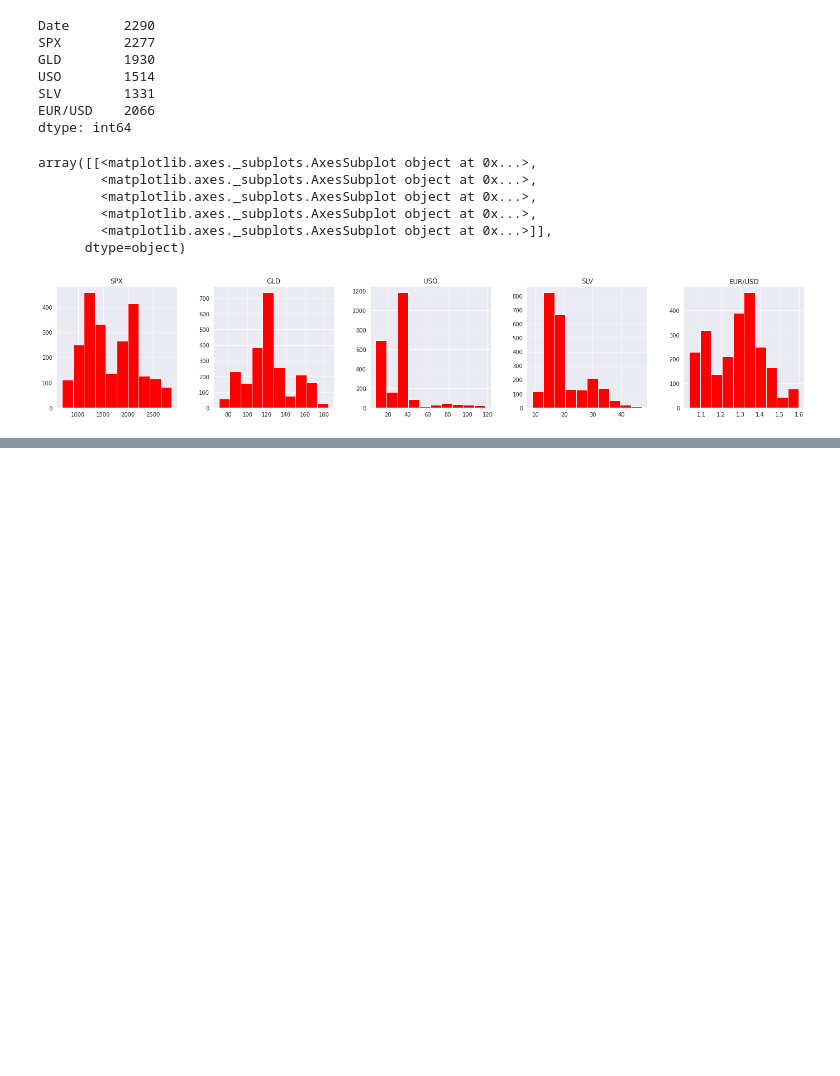
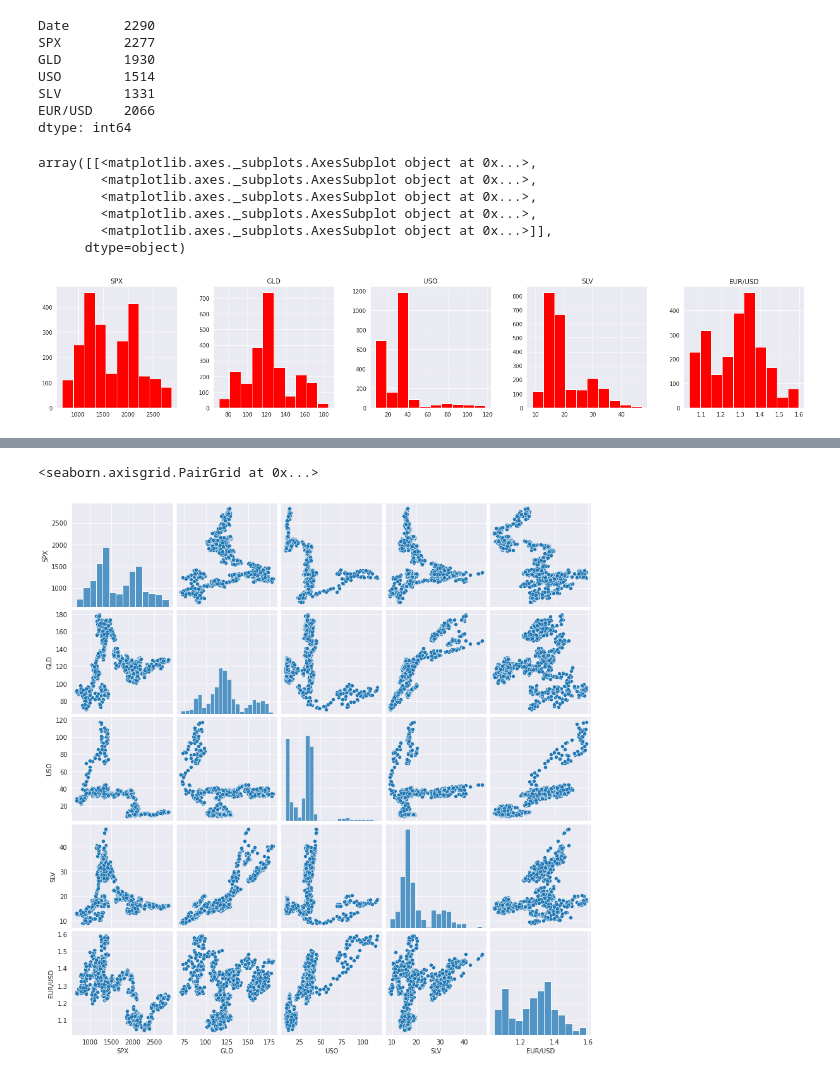
Before and after one commit to yubrajt/GoldPricePrediction, a Jupyter notebook: GoldPricePrediction.ipynb, the cells around one changed output, grey strips where cells are left out. Drawn from its saved outputs; the diff is of its cells as text; code cells hidden in the pictures; blank space fills up the shorter version.

```diff
--- a/GoldPricePrediction.ipynb
+++ b/GoldPricePrediction.ipynb
@@ -124,0 +143,6 @@ array([[<matplotlib.axes._subplots.AxesSubplot object at 0x...>,
+# %%
+#collected sample of 1000   we can do of may be 100 or  others
+sns.pairplot(data.sample(n=1000))
+# %% [output]
+<seaborn.axisgrid.PairGrid at 0x...>
+[figure, added]
```
Also changed, not shown: parts of 3 cells of this notebook.
